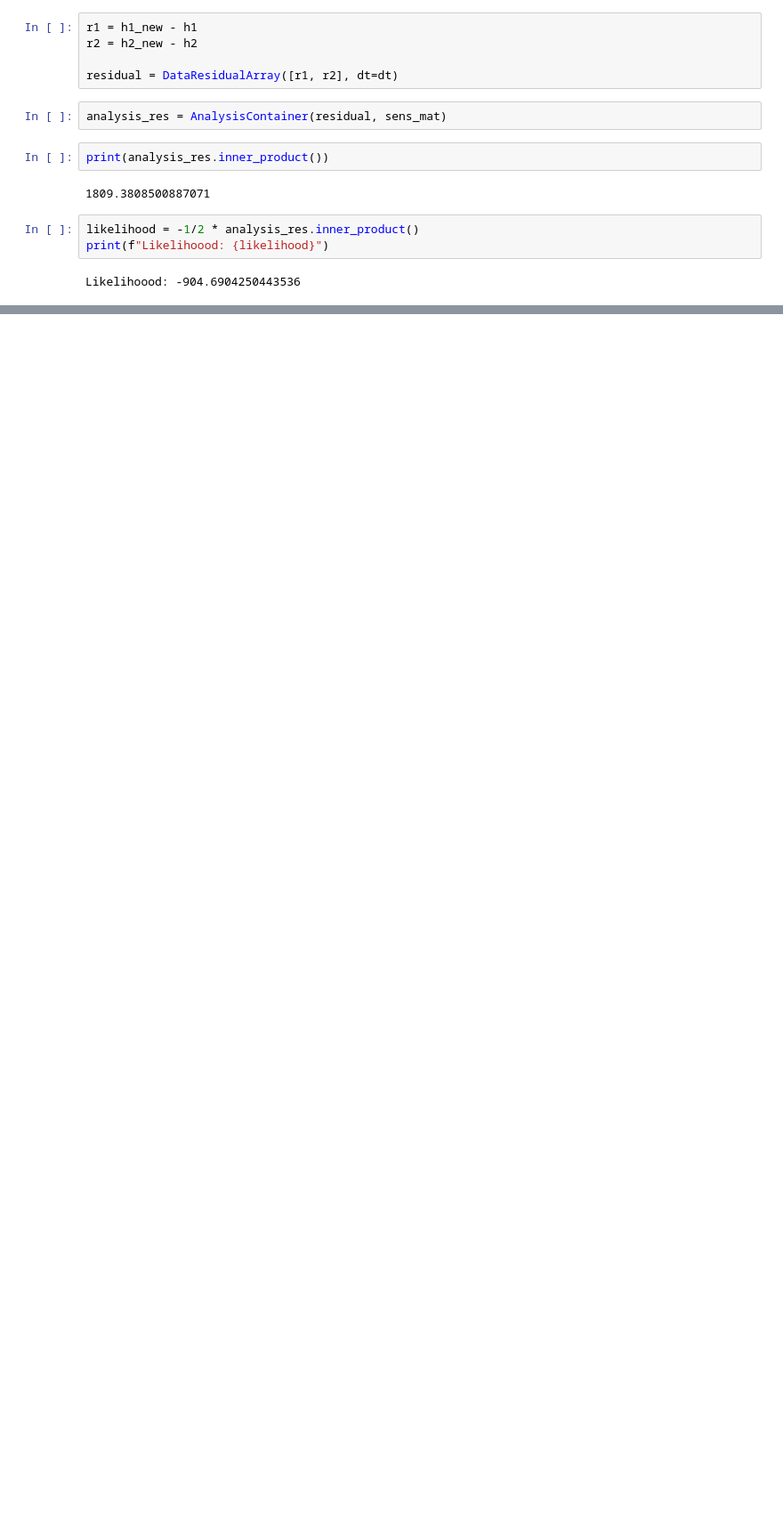
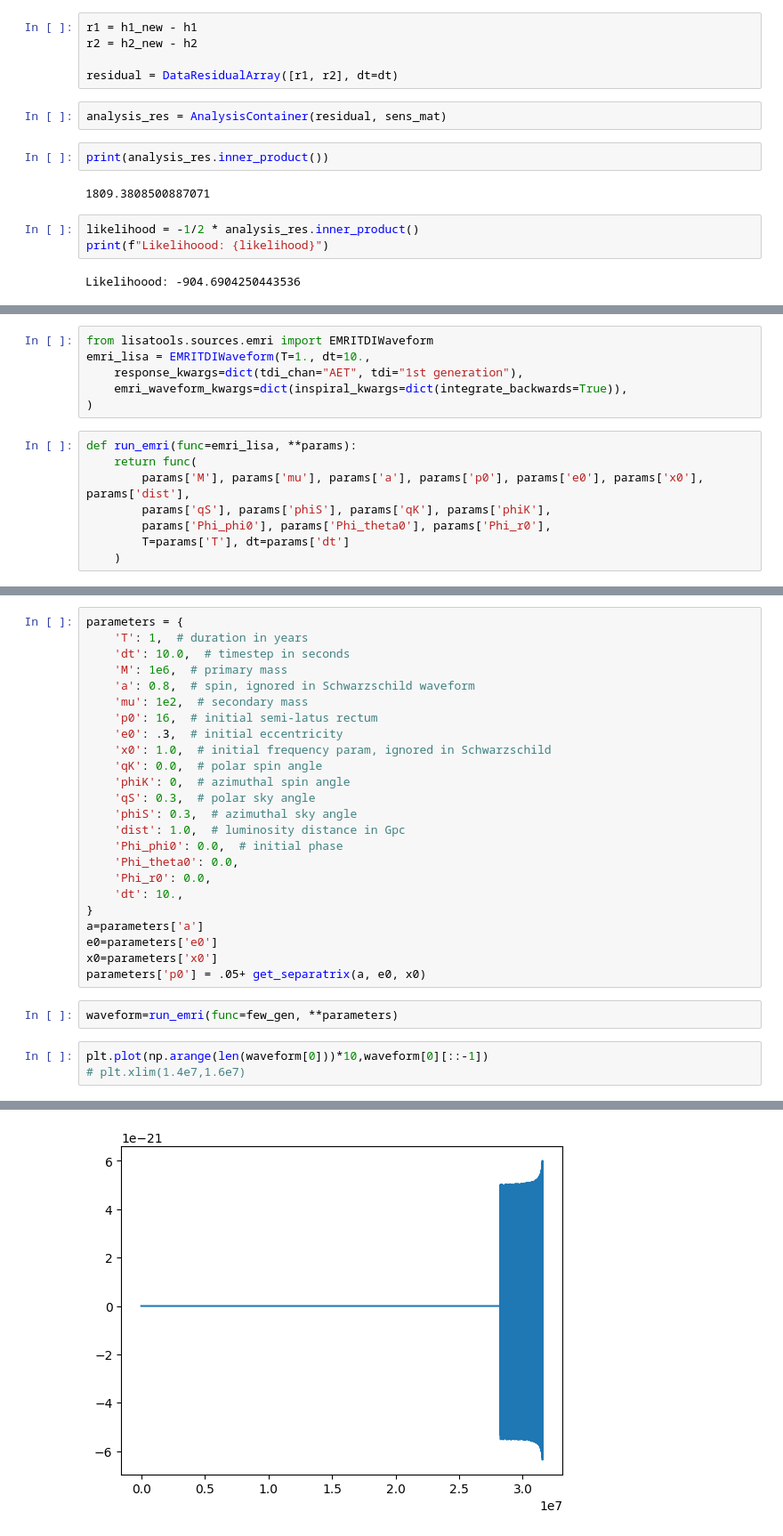
Before and after one commit to Thirtha17/SMBH-Merger-SNR-calculation-with-LISA, a Jupyter notebook: EmriWaveForm.ipynb, the cells around one changed output, grey strips where cells are left out. Shown at 89% size. Cells and saved outputs as stored; diff of their text form; blank space fills up the shorter version.

Commit message:
Backward Integration

```diff
--- a/EmriWaveForm.ipynb
+++ b/EmriWaveForm.ipynb
@@ -304,0 +309,14 @@ np.float64(-904.6904250443622)
+# %%
+from lisatools.sources.emri import EMRITDIWaveform
+emri_lisa = EMRITDIWaveform(T=1., dt=10.,
+    response_kwargs=dict(tdi_chan="AET", tdi="1st generation"),
+    emri_waveform_kwargs=dict(inspiral_kwargs=dict(integrate_backwards=True)),
+)
+# %%
+def run_emri(func=emri_lisa, **params):
+    return func(
+        params['M'], params['mu'], params['a'], params['p0'], params['e0'], params['x0'], params['dist'],
+        params['qS'], params['phiS'], params['qK'], params['phiK'],
+        params['Phi_phi0'], params['Phi_theta0'], params['Phi_r0'],
+        T=params['T'], dt=params['dt']
+    )
@@ -304,0 +325,30 @@ np.float64(-904.6904250443622)
+# %%
+parameters = {
+    'T': 1,  # duration in years
+    'dt': 10.0,  # timestep in seconds
+    'M': 1e6,  # primary mass
+    'a': 0.8,  # spin, ignored in Schwarzschild waveform
+    'mu': 1e2,  # secondary mass
+    'p0': 16,  # initial semi-latus rectum
+    'e0': .3,  # initial eccentricity
+    'x0': 1.0,  # initial frequency param, ignored in Schwarzschild
+    'qK': 0.0,  # polar spin angle
+    'phiK': 0,  # azimuthal spin angle
+    'qS': 0.3,  # polar sky angle
+    'phiS': 0.3,  # azimuthal sky angle
+    'dist': 1.0,  # luminosity distance in Gpc
+    'Phi_phi0': 0.0,  # initial phase
+    'Phi_theta0': 0.0,
+    'Phi_r0': 0.0,
+    'dt': 10.,
+}
+a=parameters['a']
+e0=parameters['e0']
+x0=parameters['x0']
+parameters['p0'] = .05+ get_separatrix(a, e0, x0)
+# %%
+waveform=run_emri(func=few_gen, **parameters)
+# %%
+plt.plot(np.arange(len(waveform[0]))*10,waveform[0][::-1])
+# plt.xlim(1.4e7,1.6e7)
+# %% [output]
@@ -304,0 +356 @@ np.float64(-904.6904250443622)
+[figure, added]
```
Also changed, not shown: parts of 40 cells of this notebook.
